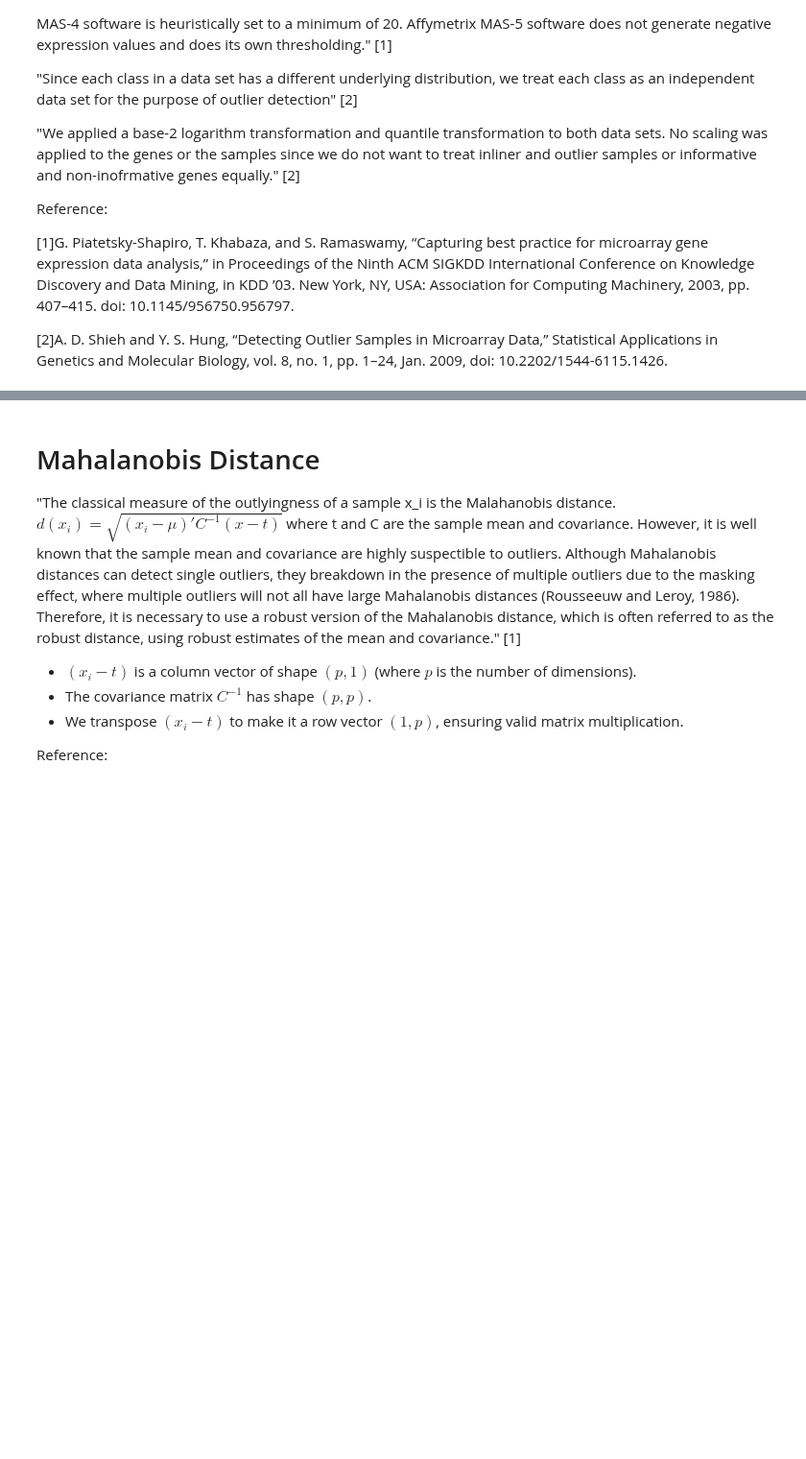
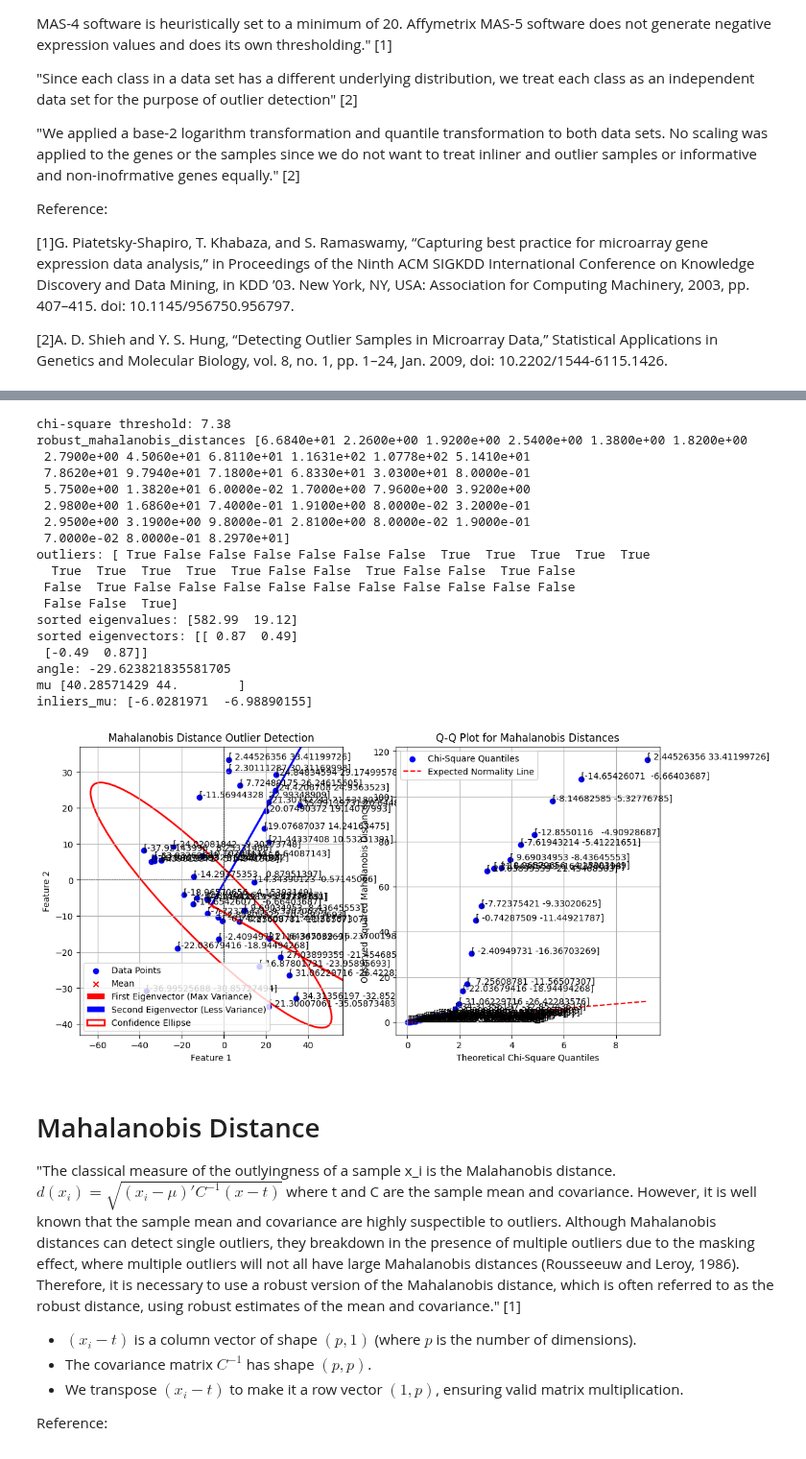
Before and after one commit to jasonrichdarmawan/learn-data-mining-techniques, a Jupyter notebook: 2009-SAGMB-Detecting Outlier Samples in Microarray Data.ipynb, the cells around one changed output, grey strips where cells are left out. Shown at 96% size. Saved outputs shown, nothing was run; the diff lists cells and outputs as text; code cells hidden in the pictures; blank space fills up the shorter version.

```diff
--- a/2009-SAGMB-Detecting Outlier Samples in Microarray Data.ipynb
+++ b/2009-SAGMB-Detecting Outlier Samples in Microarray Data.ipynb
@@ -140,3 +181,25 @@ Optimal number of principal components: 1
+# %%
+plot_ellipse_qqplot(X_train_MED_pc)
+# %% [output]
+chi-square threshold: 7.38
+robust_mahalanobis_distances [6.6840e+01 2.2600e+00 1.9200e+00 2.5400e+00 1.3800e+00 1.8200e+00
+ 2.7900e+00 4.5060e+01 6.8110e+01 1.1631e+02 1.0778e+02 5.1410e+01
+ 7.8620e+01 9.7940e+01 7.1800e+01 6.8330e+01 3.0300e+01 8.0000e-01
+ 5.7500e+00 1.3820e+01 6.0000e-02 1.7000e+00 7.9600e+00 3.9200e+00
+ 2.9800e+00 1.6860e+01 7.4000e-01 1.9100e+00 8.0000e-02 3.2000e-01
+ 2.9500e+00 3.1900e+00 9.8000e-01 2.8100e+00 8.0000e-02 1.9000e-01
+ 7.0000e-02 8.0000e-01 8.2970e+01]
+outliers: [ True False False False False False False  True  True  True  True  True
+  True  True  True  True  True False False  True False False  True False
+ False  True False False False False False False False False False False
+ False False  True]
+sorted eigenvalues: [582.99  19.12]
+sorted eigenvectors: [[ 0.87  0.49]
+ [-0.49  0.87]]
+angle: -29.623821835581705
+mu [40.28571429 44.        ]
+inliers_mu: [-6.0281971  -6.98890155]
+[figure, added]
 # %% [markdown]
 # Mahalanobis Distance
 
```
Also changed, not shown: parts of 6 cells of this notebook.
